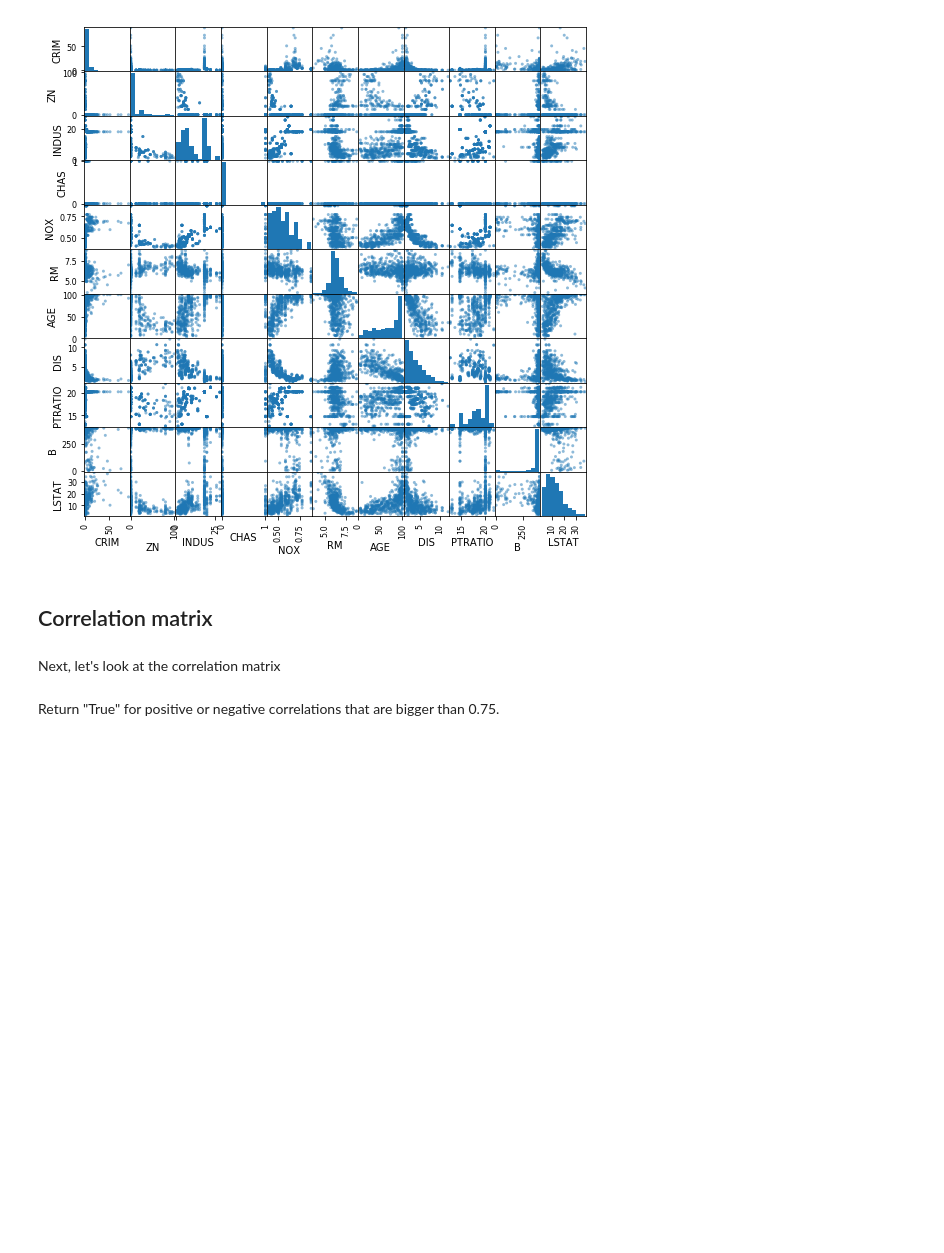
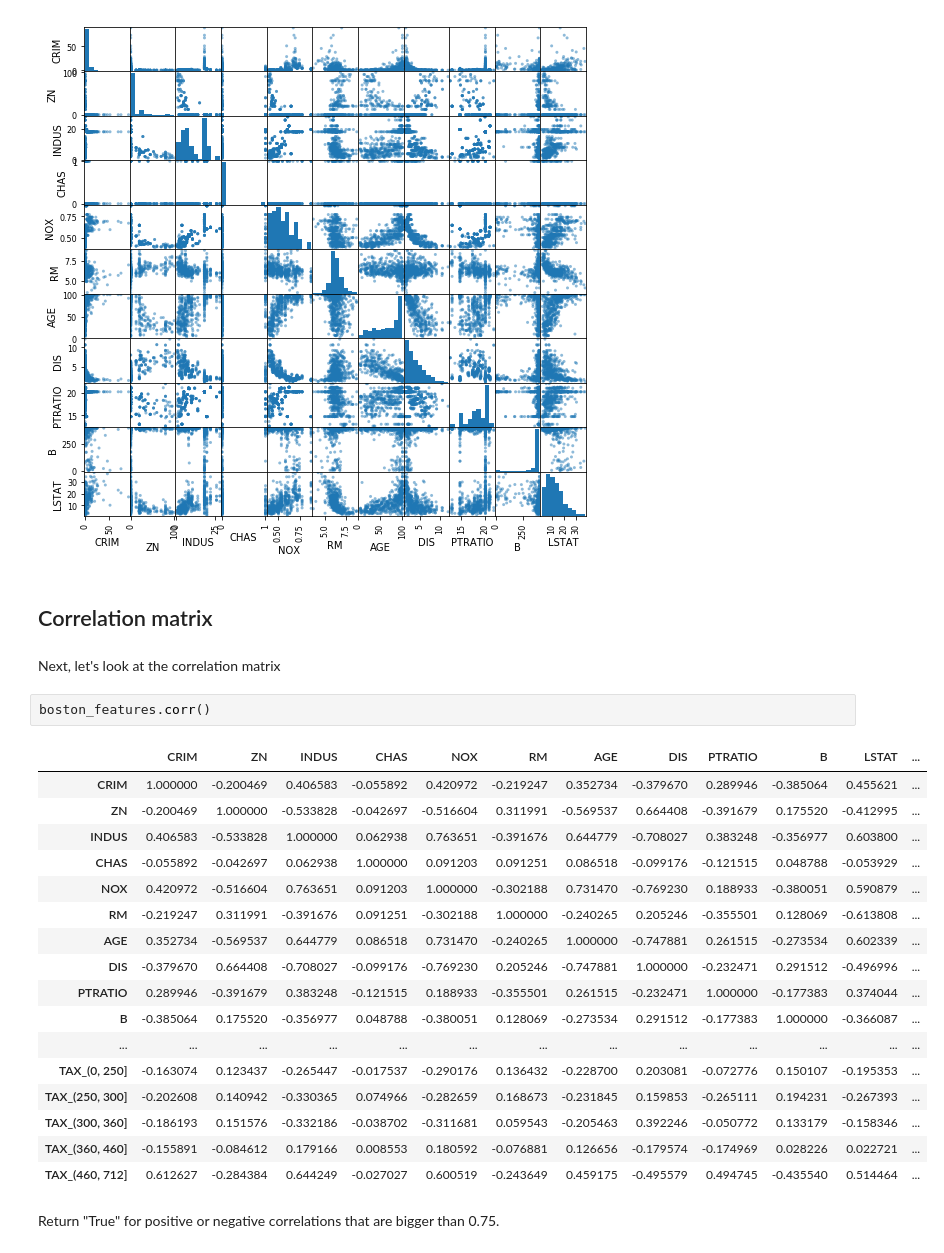
Before and after one commit to kemepley/dsc-multicollinearity-of-features---lab-dc-ds-career-042219, a Jupyter notebook: Multicolinearity of features lab.ipynb, the cells around one changed output. Cells and saved outputs as stored; diff of their text form; blank space fills up the shorter version.

```diff
--- a/Multicolinearity of features lab.ipynb
+++ b/Multicolinearity of features lab.ipynb
@@ -79,5 +95,25 @@ array([[<matplotlib.axes._subplots.AxesSubplot object at 0x...>,
 ## Correlation matrix
 # %% [markdown]
 Next, let's look at the correlation matrix
+# %%
+boston_features.corr()
+# %% [output]
+|  | CRIM | ZN | INDUS | CHAS | NOX | RM | AGE | DIS | PTRATIO | B | LSTAT | ... |
+| CRIM | 1.000000 | -0.200469 | 0.406583 | -0.055892 | 0.420972 | -0.219247 | 0.352734 | -0.379670 | 0.289946 | -0.385064 | 0.455621 | ... |
+| ZN | -0.200469 | 1.000000 | -0.533828 | -0.042697 | -0.516604 | 0.311991 | -0.569537 | 0.664408 | -0.391679 | 0.175520 | -0.412995 | ... |
+| INDUS | 0.406583 | -0.533828 | 1.000000 | 0.062938 | 0.763651 | -0.391676 | 0.644779 | -0.708027 | 0.383248 | -0.356977 | 0.603800 | ... |
+| CHAS | -0.055892 | -0.042697 | 0.062938 | 1.000000 | 0.091203 | 0.091251 | 0.086518 | -0.099176 | -0.121515 | 0.048788 | -0.053929 | ... |
+| NOX | 0.420972 | -0.516604 | 0.763651 | 0.091203 | 1.000000 | -0.302188 | 0.731470 | -0.769230 | 0.188933 | -0.380051 | 0.590879 | ... |
+| RM | -0.219247 | 0.311991 | -0.391676 | 0.091251 | -0.302188 | 1.000000 | -0.240265 | 0.205246 | -0.355501 | 0.128069 | -0.613808 | ... |
+| AGE | 0.352734 | -0.569537 | 0.644779 | 0.086518 | 0.731470 | -0.240265 | 1.000000 | -0.747881 | 0.261515 | -0.273534 | 0.602339 | ... |
+| DIS | -0.379670 | 0.664408 | -0.708027 | -0.099176 | -0.769230 | 0.205246 | -0.747881 | 1.000000 | -0.232471 | 0.291512 | -0.496996 | ... |
+| PTRATIO | 0.289946 | -0.391679 | 0.383248 | -0.121515 | 0.188933 | -0.355501 | 0.261515 | -0.232471 | 1.000000 | -0.177383 | 0.374044 | ... |
+| B | -0.385064 | 0.175520 | -0.356977 | 0.048788 | -0.380051 | 0.128069 | -0.273534 | 0.291512 | -0.177383 | 1.000000 | -0.366087 | ... |
+| ... | ... | ... | ... | ... | ... | ... | ... | ... | ... | ... | ... | ... |
+| TAX_(0, 250] | -0.163074 | 0.123437 | -0.265447 | -0.017537 | -0.290176 | 0.136432 | -0.228700 | 0.203081 | -0.072776 | 0.150107 | -0.195353 | ... |
+| TAX_(250, 300] | -0.202608 | 0.140942 | -0.330365 | 0.074966 | -0.282659 | 0.168673 | -0.231845 | 0.159853 | -0.265111 | 0.194231 | -0.267393 | ... |
+| TAX_(300, 360] | -0.186193 | 0.151576 | -0.332186 | -0.038702 | -0.311681 | 0.059543 | -0.205463 | 0.392246 | -0.050772 | 0.133179 | -0.158346 | ... |
+| TAX_(360, 460] | -0.155891 | -0.084612 | 0.179166 | 0.008553 | 0.180592 | -0.076881 | 0.126656 | -0.179574 | -0.174969 | 0.028226 | 0.022721 | ... |
+| TAX_(460, 712] | 0.612627 | -0.284384 | 0.644249 | -0.027027 | 0.600519 | -0.243649 | 0.459175 | -0.495579 | 0.494745 | -0.435540 | 0.514464 | ... |
 # %% [markdown]
 Return "True" for positive or negative correlations that are bigger than 0.75.
```
Also changed, not shown: parts of 5 cells of this notebook.
